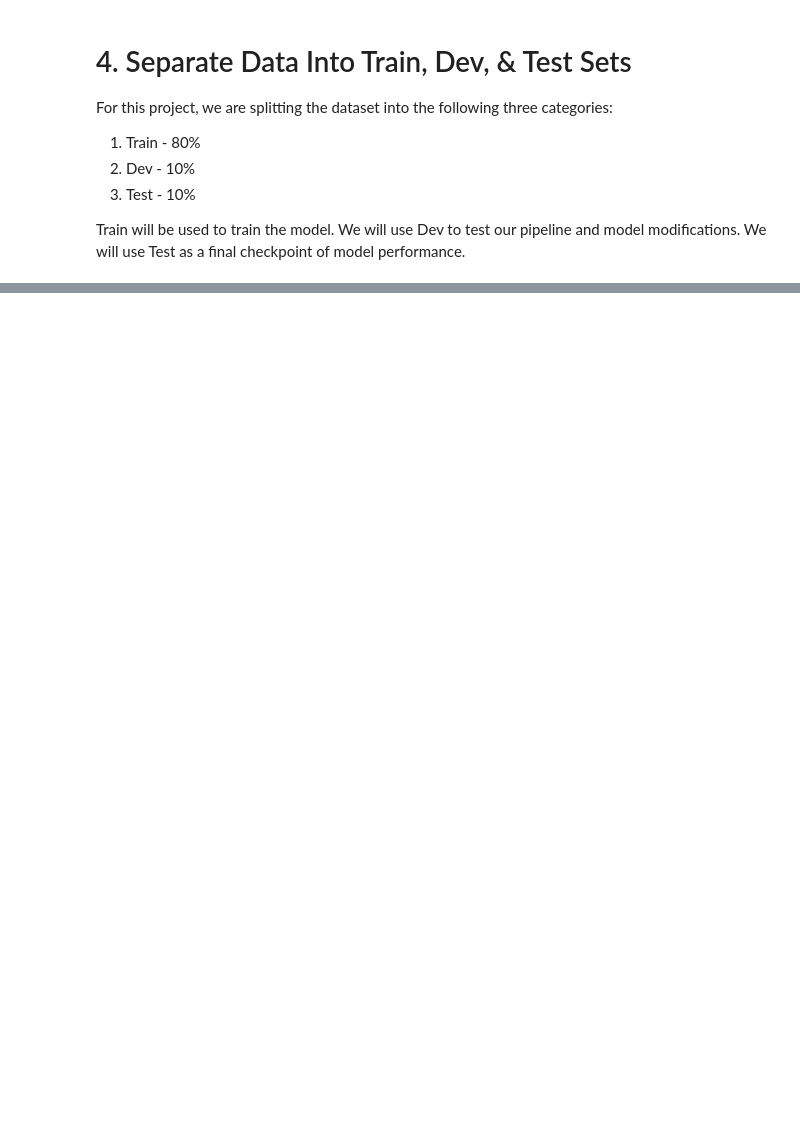
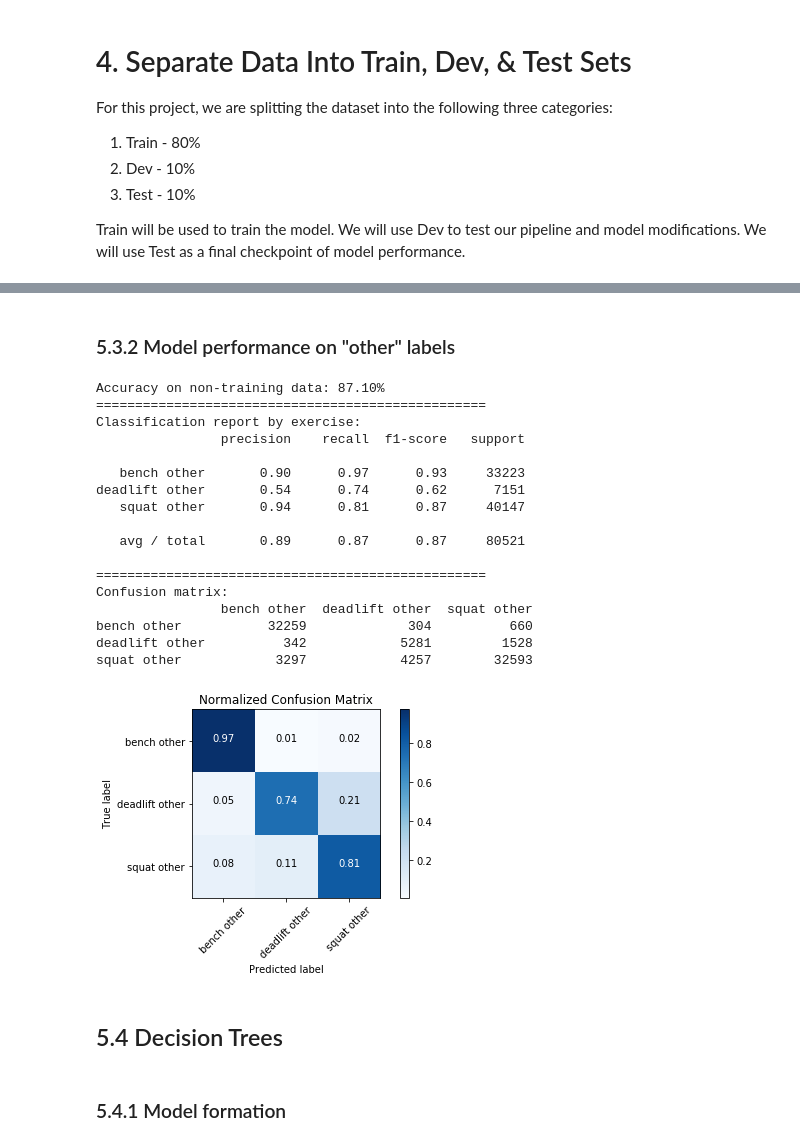
Before and after one commit to YuliaZamriy/W207_Group_Project, a Jupyter notebook: w207_openbarbell_baseline_submission.ipynb, the cells around one changed output, grey strips where cells are left out. Drawn from its saved outputs; the diff is of its cells as text; code cells hidden in the pictures; blank space fills up the shorter version.

```diff
--- a/w207_openbarbell_baseline_submission.ipynb
+++ b/w207_openbarbell_baseline_submission.ipynb
@@ -302,0 +658,27 @@ Our group has successfully put together a pipeline where we can rapidly iterate
+# %% [markdown]
+### 5.3.2 Model performance on "other" labels
+# %%
+gnb_other_prediction = make_classifier(KNeighborsClassifier, train_data_std, train_labels, df_other_std, labels_other_num, labels_other_names, True)
+# %% [output]
+Accuracy on non-training data: 87.10%
+==================================================
+Classification report by exercise:
+                precision    recall  f1-score   support
+
+   bench other       0.90      0.97      0.93     33223
+deadlift other       0.54      0.74      0.62      7151
+   squat other       0.94      0.81      0.87     40147
+
+   avg / total       0.89      0.87      0.87     80521
+
+==================================================
+Confusion matrix:
+                bench other  deadlift other  squat other
+bench other           32259             304          660
+deadlift other          342            5281         1528
+squat other            3297            4257        32593
+[figure, added]
+# %% [markdown]
+## 5.4 Decision Trees
+# %% [markdown]
+### 5.4.1 Model formation
```
Also changed, not shown: parts of 76 cells of this notebook.
